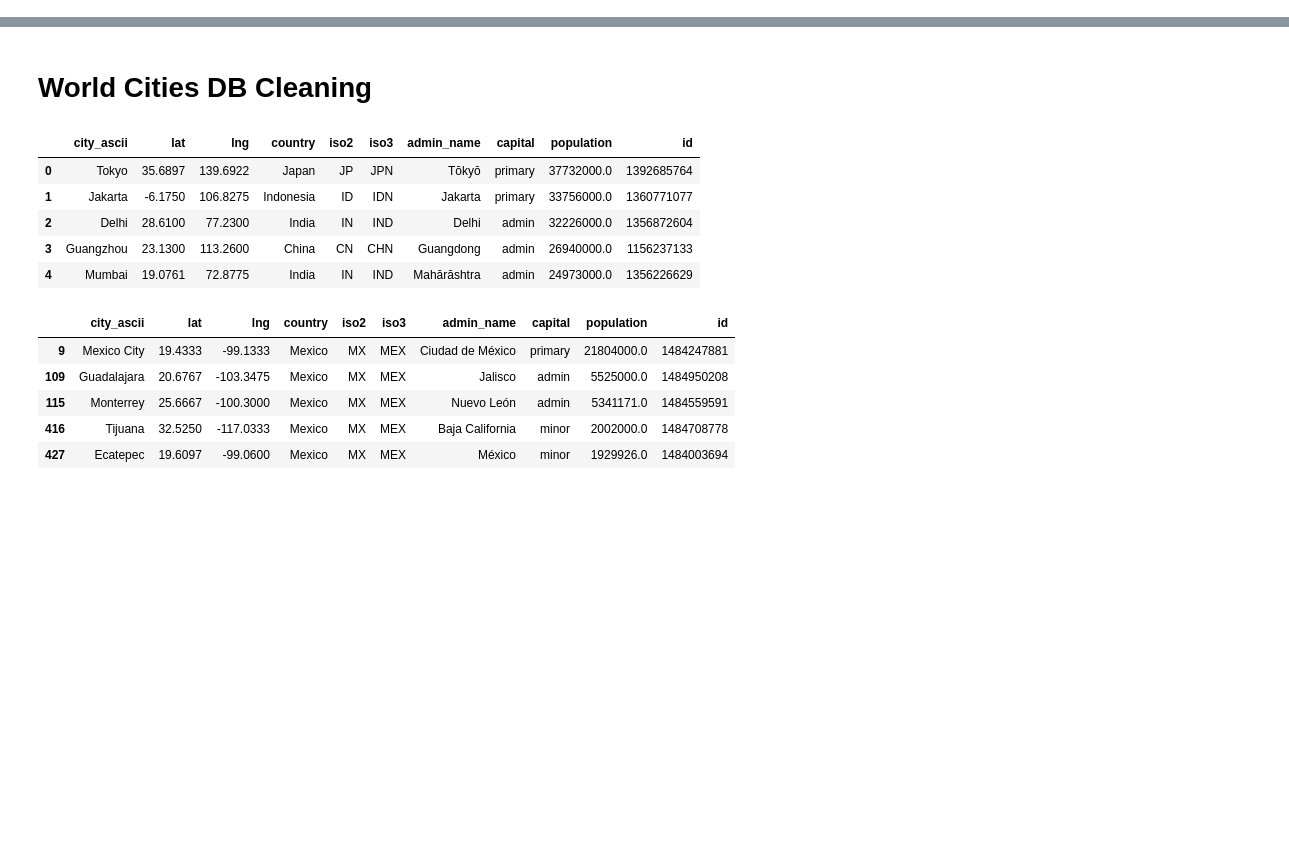
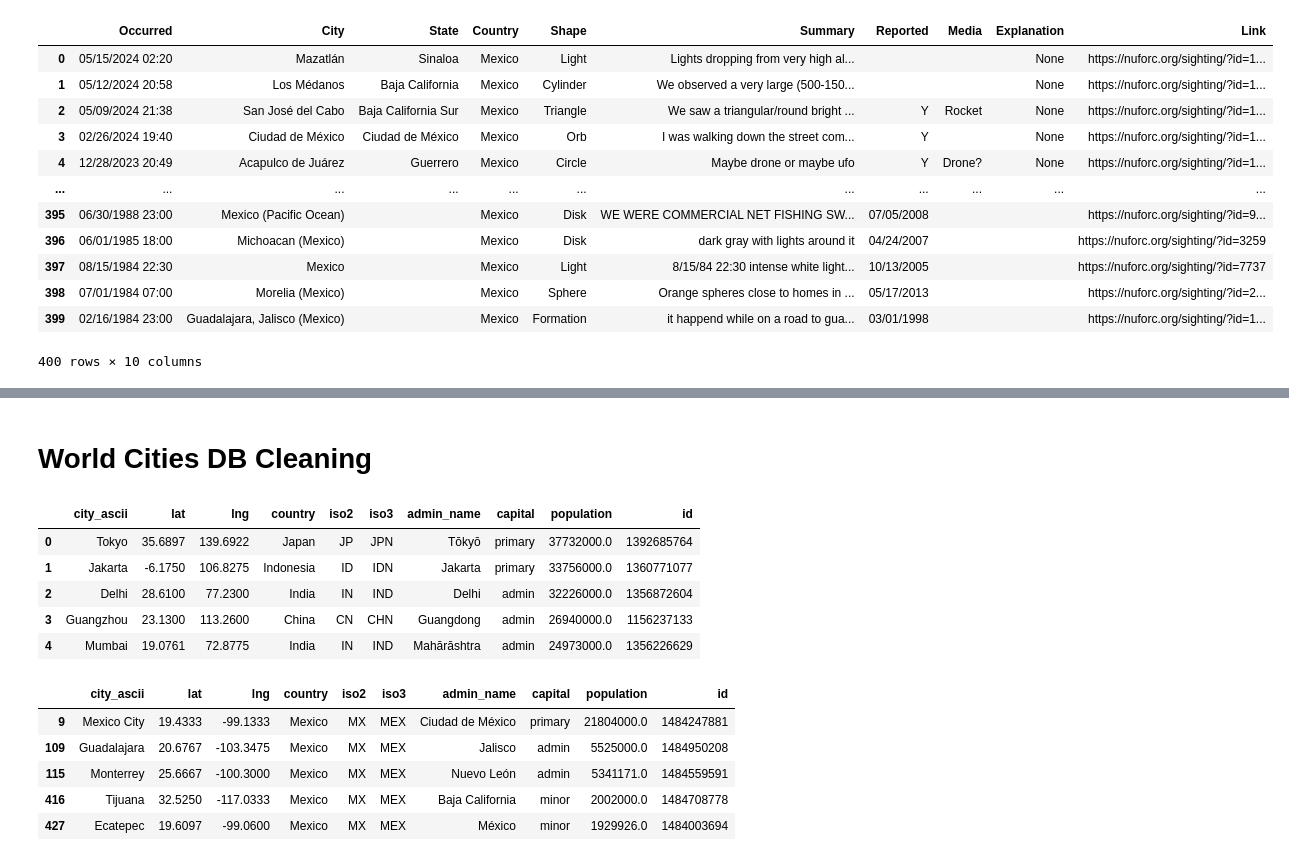
Before and after one commit to dgname/Project_3_UFOsightings, a Jupyter notebook: ufosightings.ipynb, the cells around one changed output, grey strips where cells are left out. Drawn from its saved outputs; the diff is of its cells as text; code cells hidden in the pictures; blank space fills up the shorter version.

```diff
--- a/ufosightings.ipynb
+++ b/ufosightings.ipynb
@@ -8,0 +22,34 @@ import time
+# %%
+# Initialize variables to store scraped data
+all_data = []  # List to store table data
+links = []     # List to store links
+# Loop until the "Next" link is clicked 4 times
+# The underscore means "iterate four times, and I don't care about the loop variable."
+for _ in range(4):
+
+    ''' EXTRACT DATA AND LINKS FROM THE TABLE INTO LISTS
+     '#table_1 tr' is a CSS selector used to select all <tr> (table row) elements within
+     the HTML table that has an id attribute equal to 'table_1'.'''
+
+    table_rows = soup.select('#table_1 tr')[1:]  # # the [1:] means skip the first row (headers)
+    for row in table_rows:
+        # Extract text data from each <td> element in the row and removes leading and trailing whitespace characters from each extracted text
+        row_data = [td.get_text(strip=True) for td in row.find_all('td')]
+        all_data.append(row_data)  # Append row data to the list of all data
+        # Extract links from <a> elements in the row
+        row_links = [f"https://nuforc.org{a['href']}" for a in row.find_all('a', href=True)]
+        links.extend(row_links)  # Extend the list of links with links from the current row
+    # Find the "Next" link and click it
+    next_link = browser.find_by_id('table_1_next')
+    next_link.click()
+    # Wait for the page to load
+    time.sleep(3)  # Adjust the sleep time as needed
+    # Update the HTML content after navigating to the next page
+    html = browser.html
+    # Create a new BeautifulSoup object from the updated HTML
+    soup = BeautifulSoup(html, 'html.parser')
+# Extract headers from the table
+headers = [header.get_text(strip=True) for header in soup.select('#table_1 th')]
+# Convert the list of lists into a pandas DataFrame
+table_df = pd.DataFrame(all_data, columns=headers)  # Create DataFrame for table data
+links_df = pd.DataFrame(links, columns=['Link'])    # Create DataFrame for links
@@ -8,0 +89,16 @@ import time
+# %%
+merged_df
+# %% [output]
+|  | Occurred | City | State | Country | Shape | Summary | Reported | Media | Explanation | Link |
+| 0 | 05/15/2024 02:20 | Mazatlán | Sinaloa | Mexico | Light | Lights dropping from very high al... |  |  | None | https://nuforc.org/sighting/?id=1... |
+| 1 | 05/12/2024 20:58 | Los Médanos | Baja California | Mexico | Cylinder | We observed a very large (500-150... |  |  | None | https://nuforc.org/sighting/?id=1... |
+| 2 | 05/09/2024 21:38 | San José del Cabo | Baja California Sur | Mexico | Triangle | We saw a triangular/round bright ... | Y | Rocket | None | https://nuforc.org/sighting/?id=1... |
+| 3 | 02/26/2024 19:40 | Ciudad de México | Ciudad de México | Mexico | Orb | I was walking down the street com... | Y |  | None | https://nuforc.org/sighting/?id=1... |
+| 4 | 12/28/2023 20:49 | Acapulco de Juárez | Guerrero | Mexico | Circle | Maybe drone or maybe ufo | Y | Drone? | None | https://nuforc.org/sighting/?id=1... |
+| ... | ... | ... | ... | ... | ... | ... | ... | ... | ... | ... |
+| 395 | 06/30/1988 23:00 | Mexico (Pacific Ocean) |  | Mexico | Disk | WE WERE COMMERCIAL NET FISHING SW... | 07/05/2008 |  |  | https://nuforc.org/sighting/?id=9... |
+| 396 | 06/01/1985 18:00 | Michoacan (Mexico) |  | Mexico | Disk | dark gray with lights around it | 04/24/2007 |  |  | https://nuforc.org/sighting/?id=3259 |
+| 397 | 08/15/1984 22:30 | Mexico |  | Mexico | Light | 8/15/84 22:30 intense white light... | 10/13/2005 |  |  | https://nuforc.org/sighting/?id=7737 |
+| 398 | 07/01/1984 07:00 | Morelia (Mexico) |  | Mexico | Sphere | Orange spheres close to homes in ... | 05/17/2013 |  |  | https://nuforc.org/sighting/?id=2... |
+| 399 | 02/16/1984 23:00 | Guadalajara, Jalisco (Mexico) |  | Mexico | Formation | it happend while on a road to gua... | 03/01/1998 |  |  | https://nuforc.org/sighting/?id=1... |
+400 rows × 10 columns
```
Also changed, not shown: parts of 39 cells of this notebook, 7 other files.
